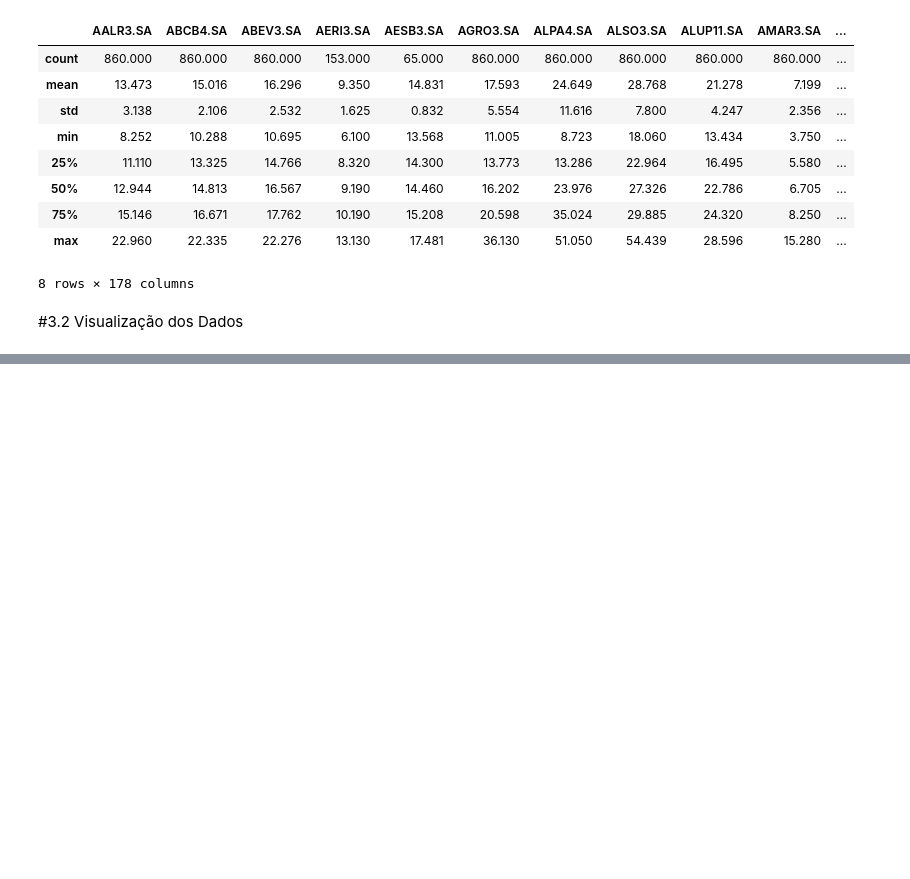
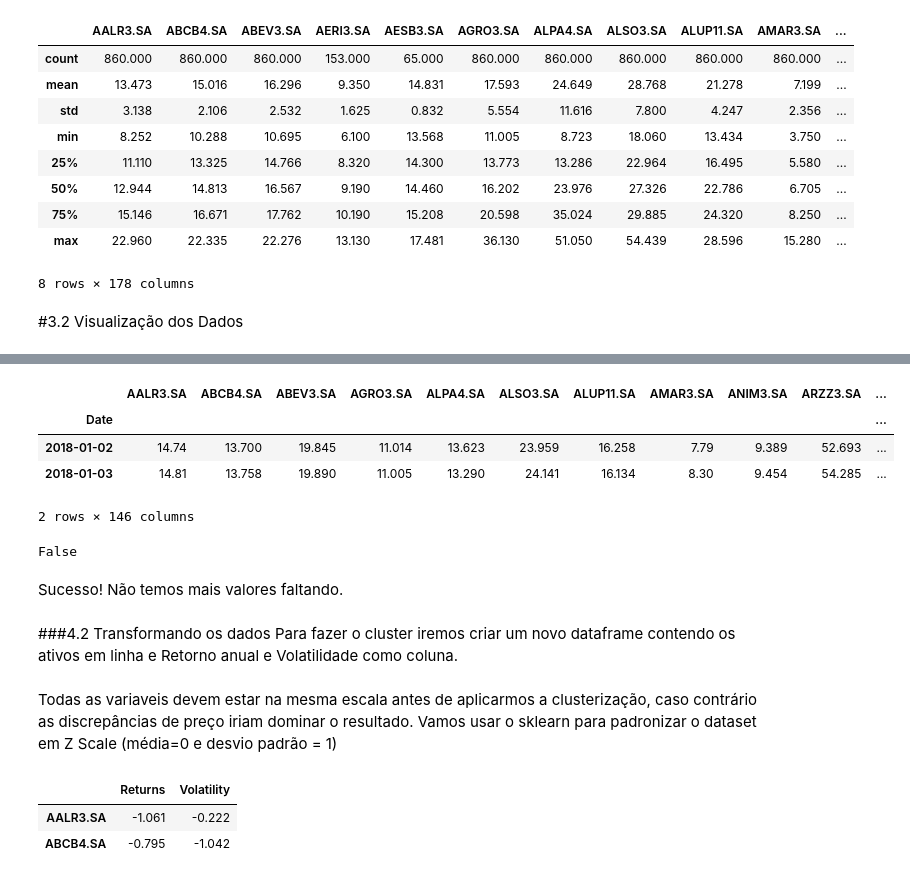
Before and after one commit to ggomes88/ML_Finance, a Jupyter notebook: Clustering_IBRA.ipynb, the cells around one changed output, grey strips where cells are left out. Drawn from its saved outputs; the diff is of its cells as text; code cells hidden in the pictures; blank space fills up the shorter version.

```diff
--- a/Clustering_IBRA.ipynb
+++ b/Clustering_IBRA.ipynb
@@ -121,0 +140,6 @@ dataset.describe()
+# %%
+#Removendo os ativos que possuem mais de 1% de valores faltando
+missing_fractions = dataset.isnull().mean().sort_values(ascending=False)
+drop_list = sorted(list(missing_fractions[missing_fractions > 0.01].index))
+dataset.drop(labels=drop_list, axis=1, inplace=True)
+dataset.shape
@@ -121,0 +152,19 @@ dataset.describe()
+# %%
+# preenchendo os valores restantes com o valor da linha anterior
+dataset=dataset.fillna(method='ffill')
+dataset.head(2)
+# %% [output]
+|  | AALR3.SA | ABCB4.SA | ABEV3.SA | AGRO3.SA | ALPA4.SA | ALSO3.SA | ALUP11.SA | AMAR3.SA | ANIM3.SA | ARZZ3.SA | ... |
+| Date |  |  |  |  |  |  |  |  |  |  | ... |
+| 2018-01-02 | 14.74 | 13.700 | 19.845 | 11.014 | 13.623 | 23.959 | 16.258 | 7.79 | 9.389 | 52.693 | ... |
+| 2018-01-03 | 14.81 | 13.758 | 19.890 | 11.005 | 13.290 | 24.141 | 16.134 | 8.30 | 9.454 | 54.285 | ... |
+2 rows × 146 columns
+# %%
+dataset.isnull().values.any()
+# %% [output]
+False
+# %% [markdown]
+Sucesso! Não temos mais valores faltando.
+# %% [markdown]
+###4.2 Transformando os dados
+Para fazer o cluster iremos criar um novo dataframe contendo os ativos em linha e Retorno anual e Volatilidade como coluna.
@@ -121,0 +178,2 @@ dataset.describe()
+# %% [markdown]
+Todas as variaveis devem estar na mesma escala antes de aplicarmos a clusterização, caso contrário as discrepâncias de preço iriam dominar o resultado. Vamos usar o sklearn para padronizar o dataset em Z Scale (média=0 e desvio padrão = 1)
@@ -121,0 +187,6 @@ dataset.describe()
+# %%
+X.head(2)
+# %% [output]
+|  | Returns | Volatility |
+| AALR3.SA | -1.061 | -0.222 |
+| ABCB4.SA | -0.795 | -1.042 |
```
Also changed, not shown: parts of 7 cells of this notebook.
